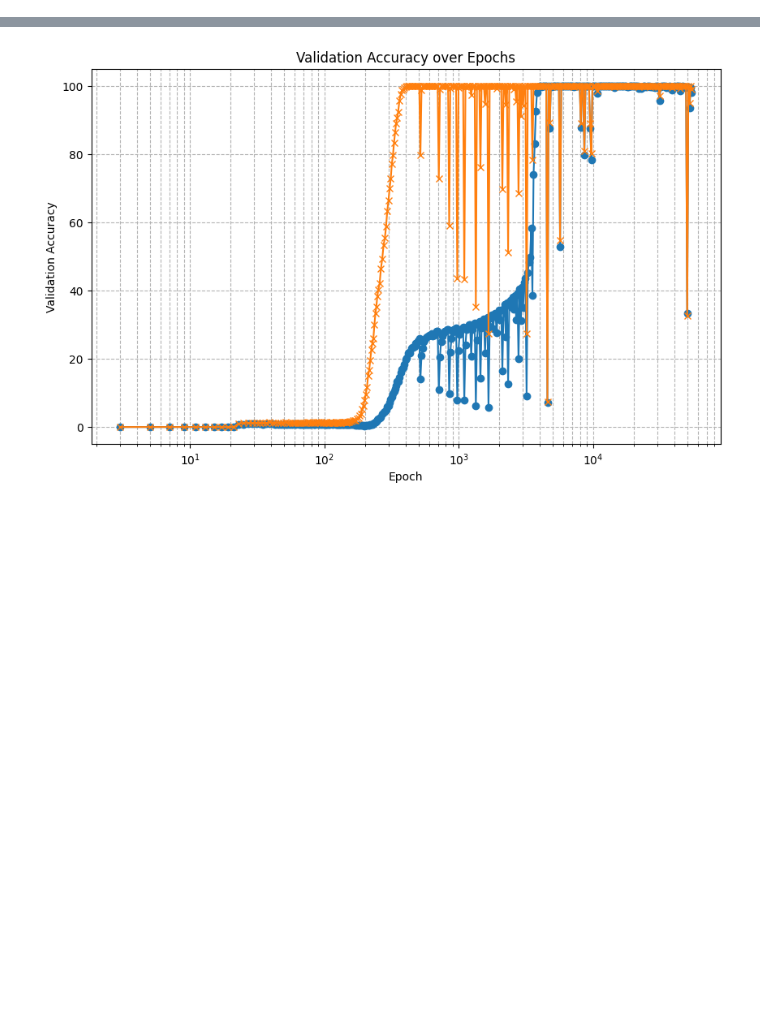
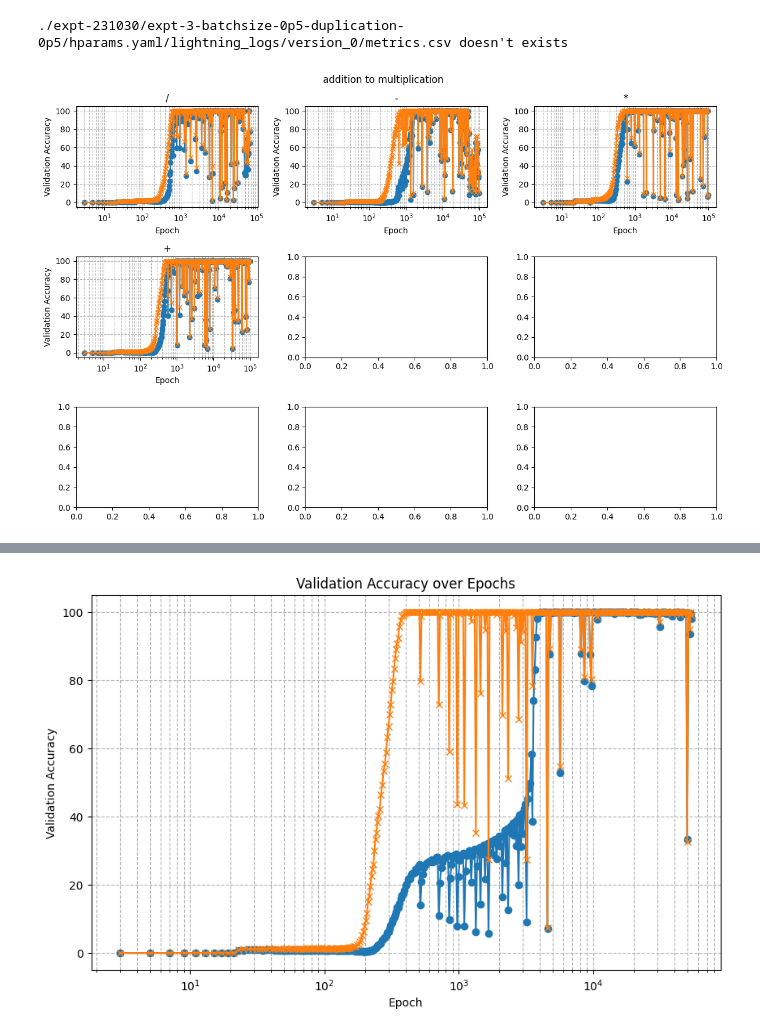
Before and after one commit to cybaj/openai-grok, a Jupyter notebook: nbs/expt.ipynb, the cells around one changed output, grey strips where cells are left out. Drawn from its saved outputs; the diff is of its cells as text; code cells hidden in the pictures; blank space fills up the shorter version.

```diff
--- a/nbs/expt.ipynb
+++ b/nbs/expt.ipynb
@@ -21,0 +107,6 @@ def plot_val_acc(csvpath, scale='arithmetic'):
+# %%
+batches = get_plot_batches('./expt-231030/expt-3-batchsize-0p5-duplication-0p5', 9)
+draw_figure('addition to multiplication', batches[0], save_fig=False)
+# %% [output]
+./expt-231030/expt-3-batchsize-0p5-duplication-0p5/hparams.yaml/lightning_logs/version_0/metrics.csv doesn't exists
+[figure, added]
```
Also changed, not shown: parts of 30 cells of this notebook.
